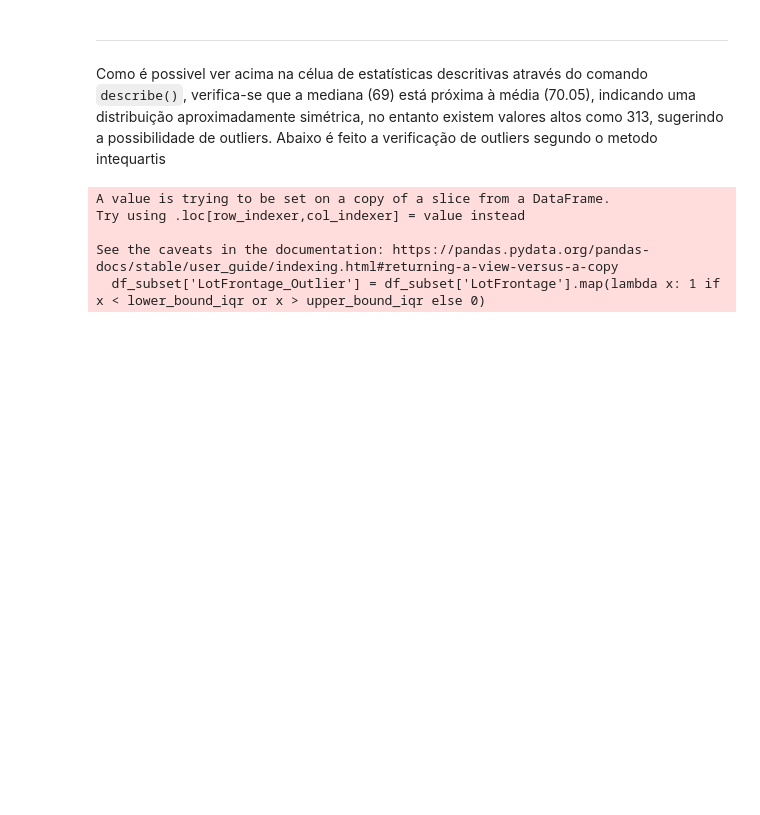
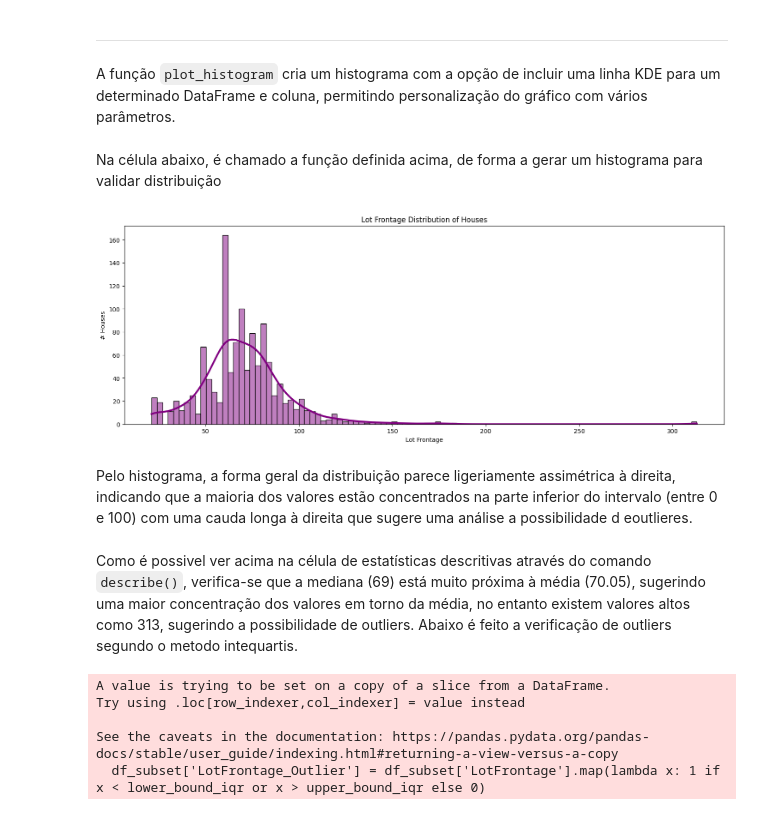
Before and after one commit to pereiranuno/preprocessingdatapt1, a Jupyter notebook: MPPD_project.ipynb, the cells around one changed output. Saved outputs shown, nothing was run; the diff lists cells and outputs as text; code cells hidden in the pictures; blank space fills up the shorter version.

```diff
--- a/MPPD_project.ipynb
+++ b/MPPD_project.ipynb
@@ -222,9 +223,54 @@ dtype: int64
 **3.2- Take care of the missing values in the column `LotFrontage`**
 # %% [markdown]
 ---
+# %% [markdown]
+A função `plot_histogram` cria um histograma com a opção de incluir uma linha KDE para um determinado DataFrame e coluna, permitindo personalização do gráfico com vários parâmetros.
+# %%
+def plot_histogram(data, x_column, bins=100, kde=True, line_width=3, title='Depth Distribution of Diamonds', xlabel='Diamond Depth', ylabel='# Diamonds', color=None):
+    """
+    Cria um histograma com opção de incluir uma linha KDE para um determinado DataFrame e coluna.
+
+    Parâmetros:
+        data (DataFrame): O DataFrame contendo os dados a serem plotados.
+        x_column (str): O nome da coluna a ser plotada no eixo x.
+        bins (int): Número de bins para o histograma (o padrão é 100).
+        kde (bool): Indica se deve incluir uma linha KDE (o padrão é True).
+        line_width (int): Espessura da linha KDE (o padrão é 3).
+        title (str): Título do gráfico (o padrão é 'Distribuição da Profundidade dos Diamantes').
+        xlabel (str): Rótulo para o eixo x (o padrão é 'Profundidade do Diamante').
+        ylabel (str): Rótulo para o eixo y (o padrão é '# Diamantes').
+    """
+
+    fig = plt.figure(figsize=(18, 6))
+
+    # cria histograma
+    sns.histplot(
+        data,
+        x=x_column,
+        bins=bins,
+        kde=kde,
+        line_kws={'lw': line_width},
+        color=color
+    )
+
+    # Adiciona titulos e legenda dos eixos
+    plt.title(title)
+    plt.xlabel(xlabel)
+    plt.ylabel(ylabel)
+
+    # Show the plot
+    plt.show()
+# %% [markdown]
+Na célula abaixo, é chamado a função definida acima, de forma a gerar um histograma para validar distribuição
+# %%
+plot_histogram(df_subset, 'LotFrontage', bins=100, kde=True, line_width=3, title='Lot Frontage Distribution of Houses', xlabel='Lot Frontage', ylabel='# Houses',color='purple')
+# %% [output]
+[figure, added]
+# %% [markdown]
+Pelo histograma, a forma geral da distribuição parece ligeriamente assimétrica à direita, indicando que a maioria dos valores estão concentrados na parte inferior do intervalo (entre 0 e 100) com uma cauda longa à direita que sugere uma análise a possibilidade d eoutlieres.
 # %% [markdown]
-Como é possivel ver acima  na célua de estatísticas descritivas através do comando `describe()`, verifica-se que a mediana (69) está próxima à média (70.05), indicando uma distribuição aproximadamente simétrica, no entanto existem  valores altos como 313, sugerindo a possibilidade de outliers.
-Abaixo é feito a verificação de outliers segundo o metodo intequartis
+Como é possivel ver acima  na célula de estatísticas descritivas através do comando `describe()`, verifica-se que a mediana (69) está muito próxima à média (70.05), sugerindo uma maior concentração dos valores em torno da média, no entanto existem  valores altos como 313, sugerindo a possibilidade de outliers.
+Abaixo é feito a verificação de outliers segundo o metodo intequartis.
 # %%
 # Calculate IQR
 Q1 = df_subset['LotFrontage'].quantile(0.25)
```
Also changed, not shown: parts of 31 cells of this notebook.
